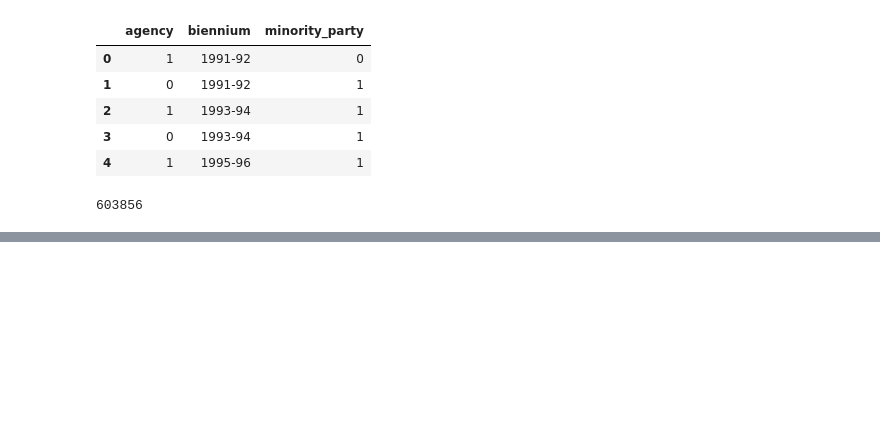
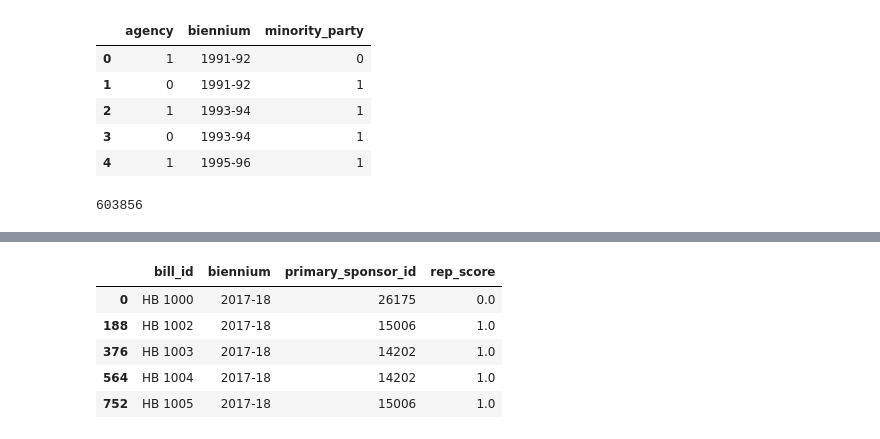
Before and after one commit to ekarboski/washington_state_legislation, a Jupyter notebook: Identify-bills-in-progress.ipynb, the cells around one changed output, grey strips where cells are left out. Drawn from its saved outputs; the diff is of its cells as text; code cells hidden in the pictures; blank space fills up the shorter version.

```diff
--- a/Identify-bills-in-progress.ipynb
+++ b/Identify-bills-in-progress.ipynb
@@ -245,6 +255,8 @@ def create_bill_rep_score(row):
         '''Return # of republican sponsors / total sponsors. If there are no secondary sponsors return -1 so that
         later, when this table is joined with merged_final, the primary sponsor party can fill this field.'''
         sponsors = row['secondary_sponsors']
+        if type(sponsors) != list:
+            sponsors = []
         if type(sponsors) == list:
             sponsors.append(row['primary_sponsor_id'])
 
@@ -257,5 +269,5 @@ def create_bill_rep_score(row):
             bill_rep_score = np.mean(sponsor_parties)
             return bill_rep_score
         else:
-            return None
+            return
 # %%
@@ -262,0 +281,9 @@ rep_score_df['rep_score'] = rep_score_df.apply(create_bill_rep_score, axis=1)
+# %%
+current_X_unique_bills.head()
+# %% [output]
+|  | bill_id | biennium | primary_sponsor_id | rep_score |
+| 0 | HB 1000 | 2017-18 | 26175 | 0.0 |
+| 188 | HB 1002 | 2017-18 | 15006 | 1.0 |
+| 376 | HB 1003 | 2017-18 | 14202 | 1.0 |
+| 564 | HB 1004 | 2017-18 | 14202 | 1.0 |
+| 752 | HB 1005 | 2017-18 | 15006 | 1.0 |
```
Also changed, not shown: parts of 15 cells of this notebook.
